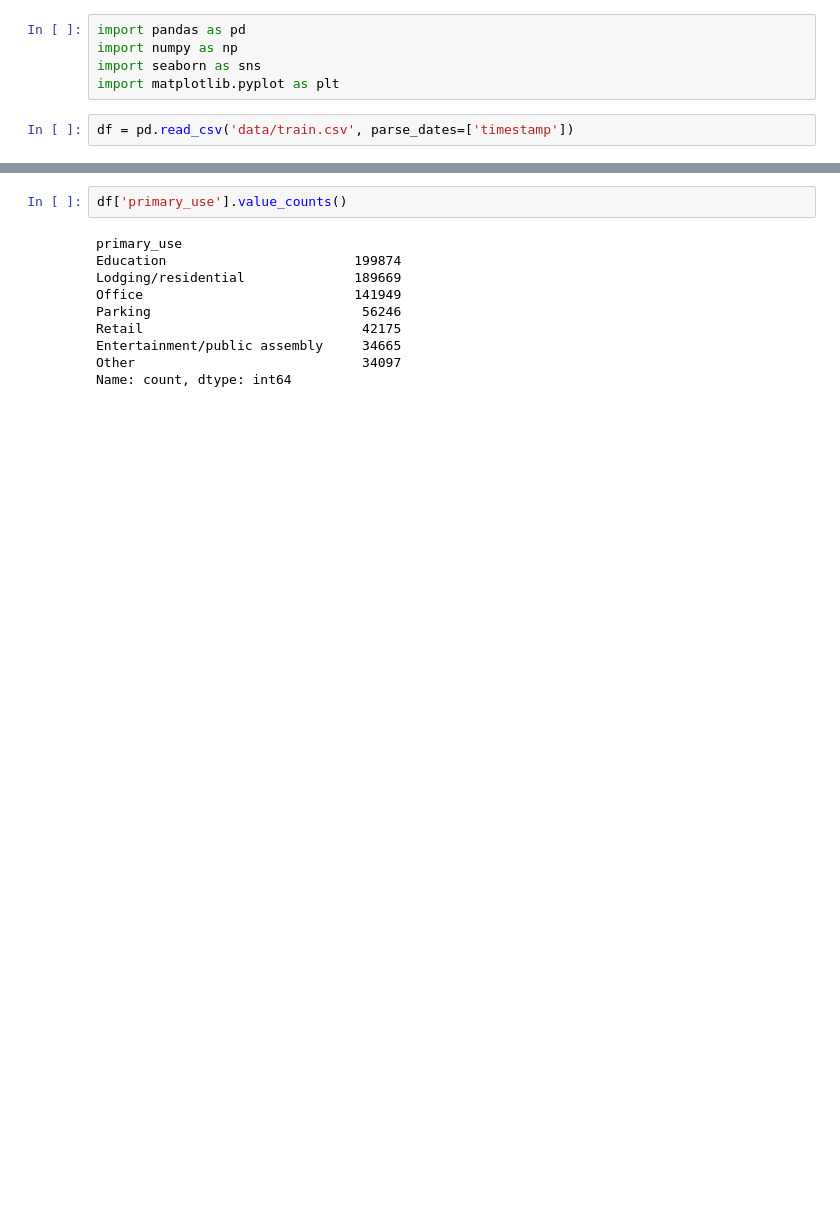
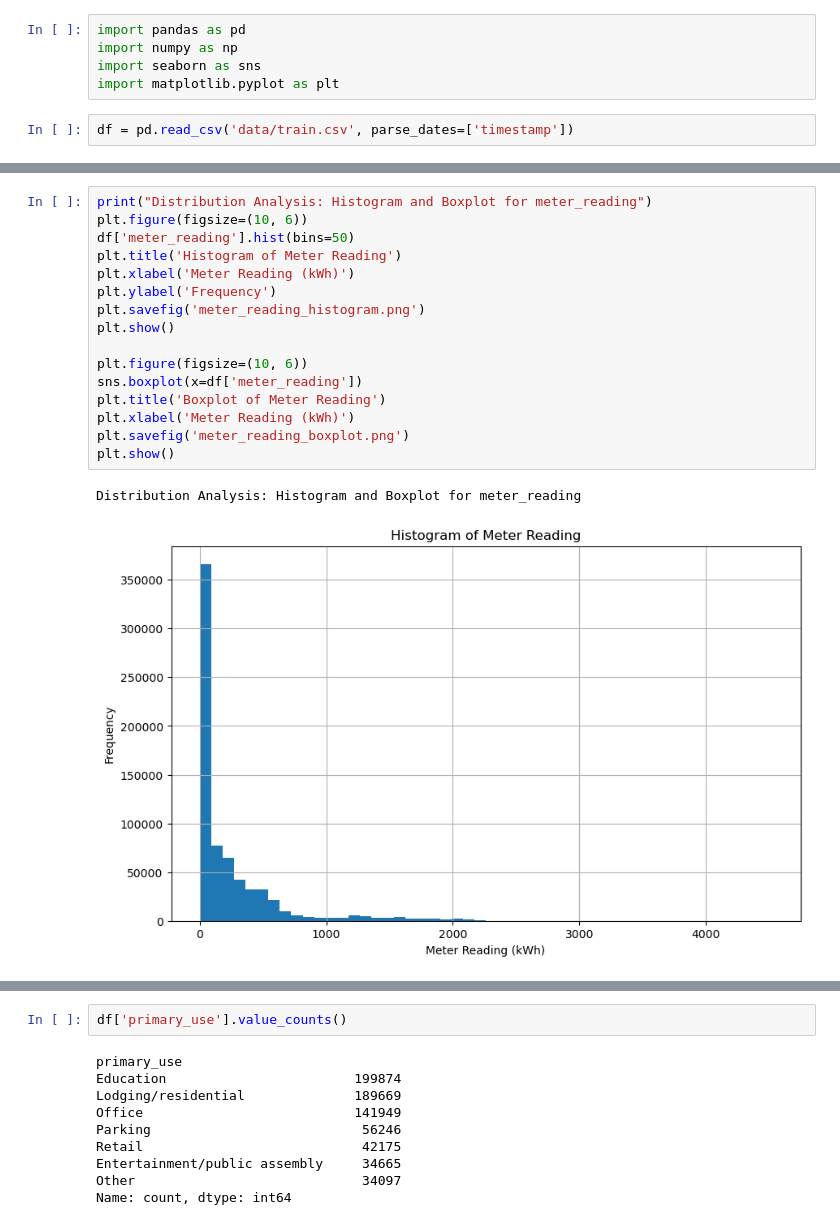
Before and after one commit to ss7172/MLforClimate, a Jupyter notebook: eda.ipynb, the cells around one changed output, grey strips where cells are left out. Drawn from its saved outputs; the diff is of its cells as text; blank space fills up the shorter version.

```diff
--- a/eda.ipynb
+++ b/eda.ipynb
@@ -18,0 +81,19 @@ Shape of dataframe: (698675, 13)
+# %%
+print("Distribution Analysis: Histogram and Boxplot for meter_reading")
+plt.figure(figsize=(10, 6))
+df['meter_reading'].hist(bins=50)
+plt.title('Histogram of Meter Reading')
+plt.xlabel('Meter Reading (kWh)')
+plt.ylabel('Frequency')
+plt.savefig('meter_reading_histogram.png')
+plt.show()
+
+plt.figure(figsize=(10, 6))
+sns.boxplot(x=df['meter_reading'])
+plt.title('Boxplot of Meter Reading')
+plt.xlabel('Meter Reading (kWh)')
+plt.savefig('meter_reading_boxplot.png')
+plt.show()
+# %% [output]
+Distribution Analysis: Histogram and Boxplot for meter_reading
+[figure, added]
```
Also changed, not shown: parts of 27 cells of this notebook, 7 other files.
